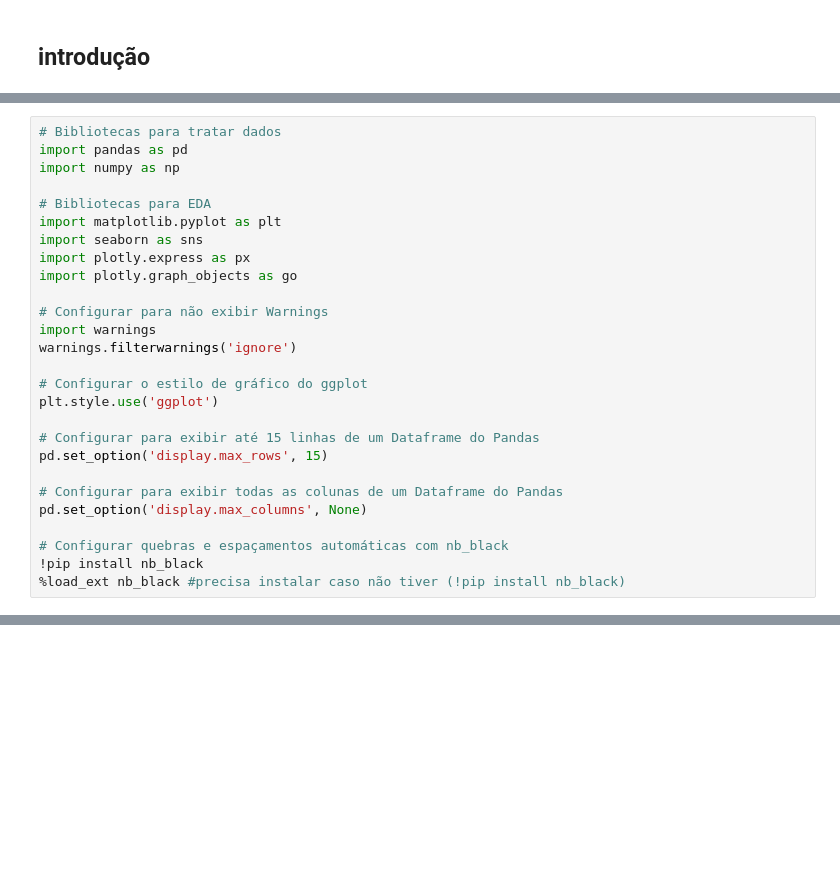
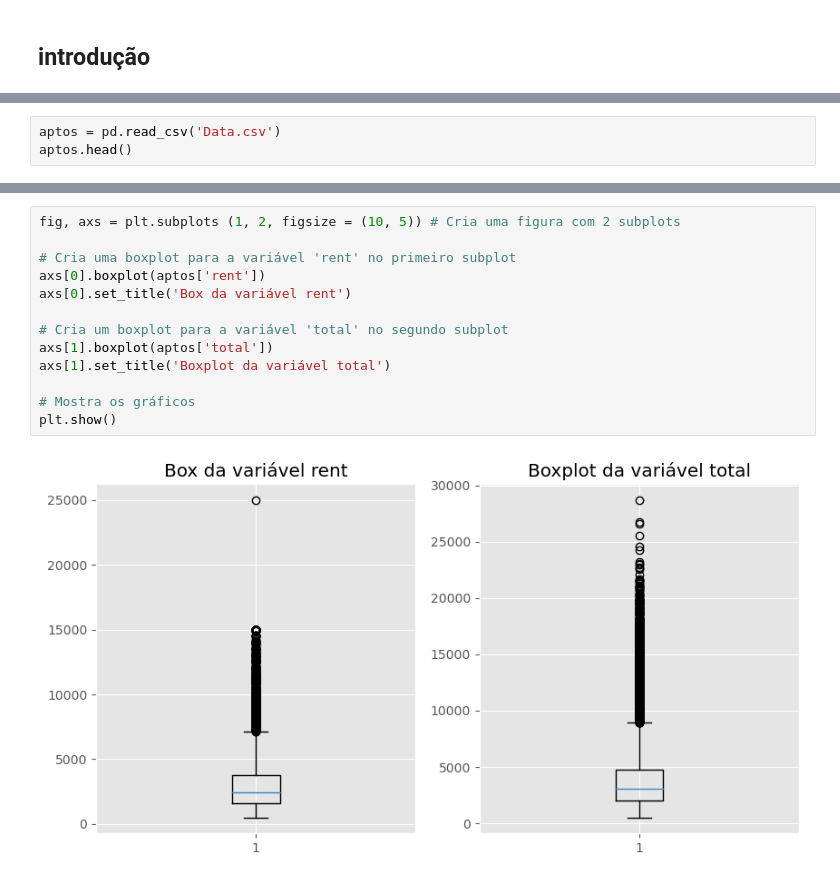
Before and after one commit to alencargthiago/Python_exercises, a Jupyter notebook: Analise_exploratoria/analise_explora_na_pratica.ipynb, the cells around one changed output, grey strips where cells are left out. Saved outputs shown, nothing was run; the diff lists cells and outputs as text; blank space fills up the shorter version.

```diff
--- a/Analise_exploratoria/analise_explora_na_pratica.ipynb
+++ b/Analise_exploratoria/analise_explora_na_pratica.ipynb
@@ -89,27 +86,0 @@ ModuleNotFoundError: No module named 'nb_black'
-# %%
-# Bibliotecas para tratar dados
-import pandas as pd
-import numpy as np
-
-# Bibliotecas para EDA
-import matplotlib.pyplot as plt
-import seaborn as sns
-import plotly.express as px
-import plotly.graph_objects as go
-
-# Configurar para não exibir Warnings
-import warnings
-warnings.filterwarnings('ignore')
-
-# Configurar o estilo de gráfico do ggplot
-plt.style.use('ggplot')
-
-# Configurar para exibir até 15 linhas de um Dataframe do Pandas
-pd.set_option('display.max_rows', 15)
-
-# Configurar para exibir todas as colunas de um Dataframe do Pandas
-pd.set_option('display.max_columns', None)
-
-# Configurar quebras e espaçamentos automáticas com nb_black
-!pip install nb_black
-%load_ext nb_black #precisa instalar caso não tiver (!pip install nb_black)
@@ -135,0 +89,3 @@ ModuleNotFoundError: No module named 'nb_black #precisa instalar caso não tiver
+# %%
+aptos = pd.read_csv('Data.csv')
+aptos.head()
@@ -135,0 +142,15 @@ ModuleNotFoundError: No module named 'nb_black #precisa instalar caso não tiver
+# %%
+fig, axs = plt.subplots (1, 2, figsize = (10, 5)) # Cria uma figura com 2 subplots
+
+# Cria uma boxplot para a variável 'rent' no primeiro subplot
+axs[0].boxplot(aptos['rent'])
+axs[0].set_title('Box da variável rent')
+
+# Cria um boxplot para a variável 'total' no segundo subplot
+axs[1].boxplot(aptos['total'])
+axs[1].set_title('Boxplot da variável total')
+
+# Mostra os gráficos
+plt.show()
+# %% [output]
+[figure, added]
```
Also changed, not shown: parts of 41 cells of this notebook, 1 other file.
